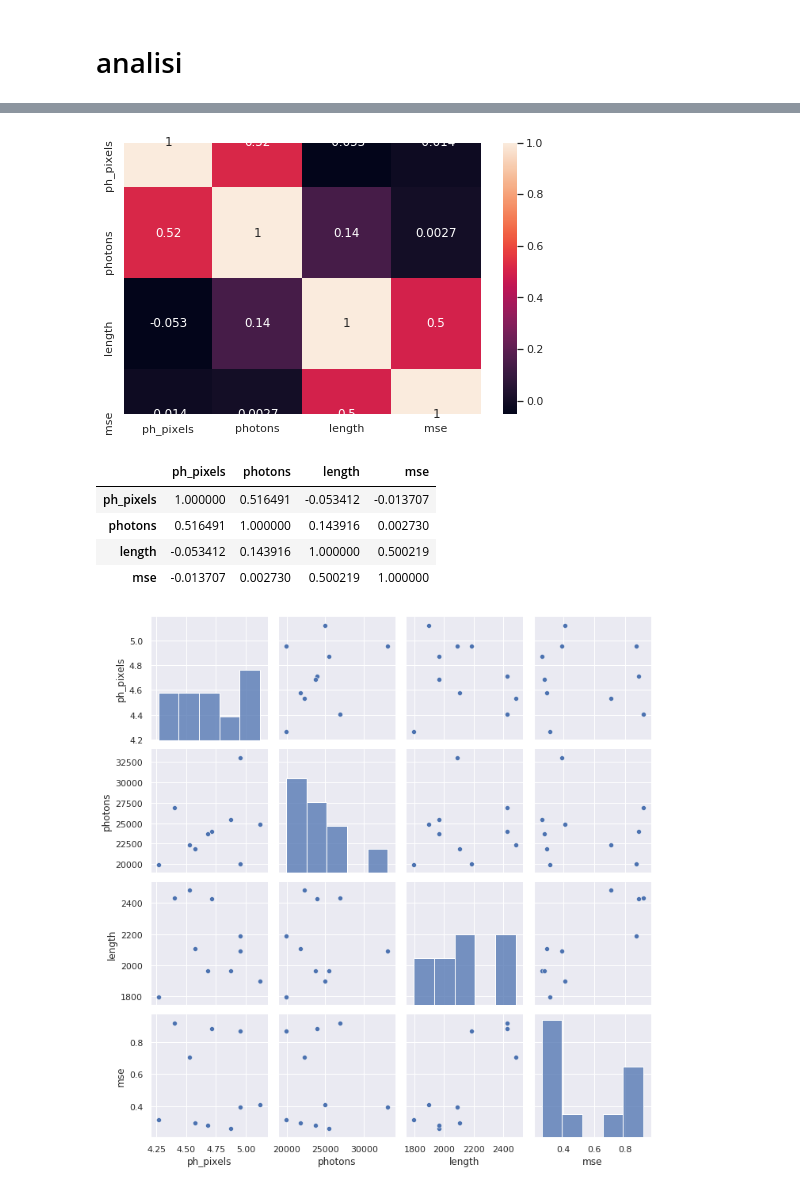
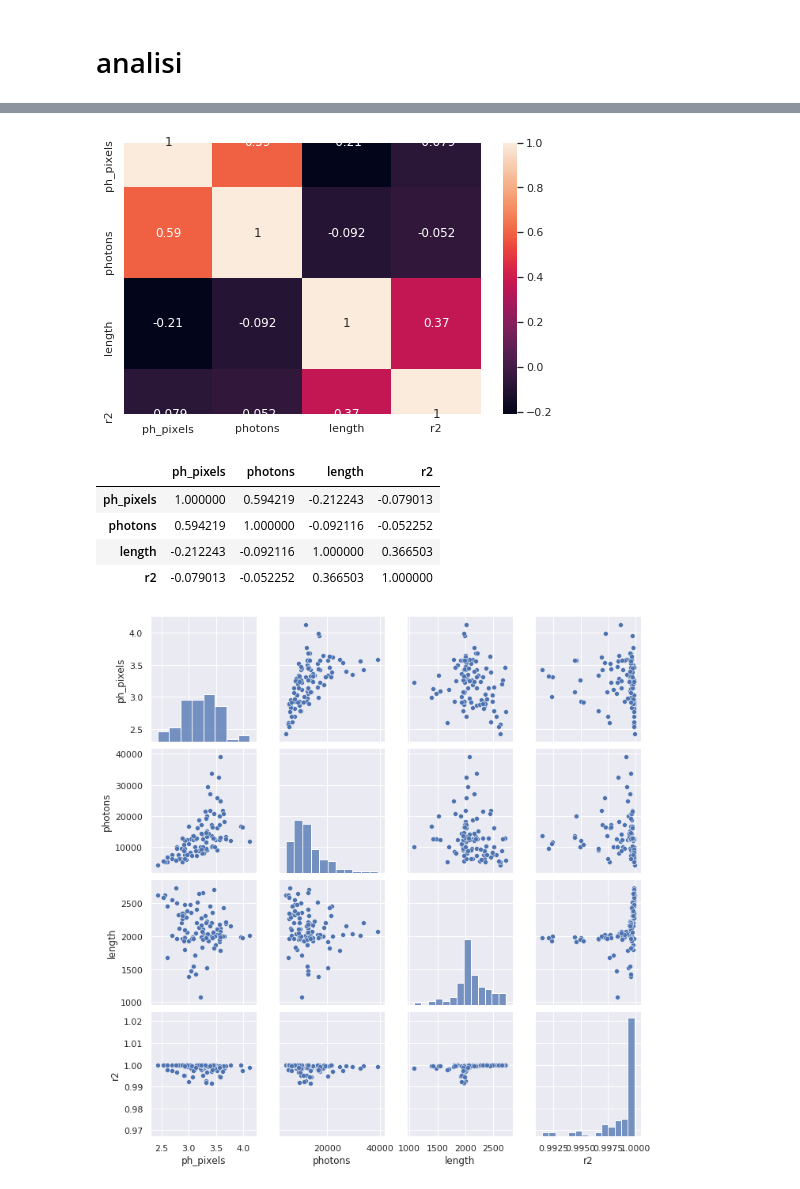
Before and after one commit to gmazzitelli/cygno_cloud, a Jupyter notebook: AnalisiCosmics.ipynb, the cells around one changed output, grey strips where cells are left out. Saved outputs shown, nothing was run; the diff lists cells and outputs as text; code cells hidden in the pictures.

```diff
--- a/AnalisiCosmics.ipynb
+++ b/AnalisiCosmics.ipynb
@@ -122,6 +9,7 @@ def myExpG(data,ax, xmin, xmax, bins, E0, E1, a0, x0, s0):
 # analisi
 # %%
 file_out=mybasepath+"out/cosmics_run4035_cmin_0_cmax_10_rescale_576_nsigma_0.5_ev_100_ped_4034.plk.gz"
+file_out=mybasepath+"out/cosmics_run4039_cmin_0_cmax_10_rescale_576_nsigma_0.5_ev_200_ped_4038_ms_2_rt_2_vL.1.plk.gz"
 df = pd.read_pickle(file_out, compression='gzip')
 
 df['x0c'] = (df['x0end'] + df['x0start'])/2.
@@ -245,24 +152,24 @@ plt.show()
 # %%
 import seaborn as sns
 # pixels	photons	ph_pixels	x0start	y0start	x0end	y0end	length	mse	r2
-features = df[['ph_pixels', 'photons', 'length', 'mse']][(df.mse<1) & (df.cluster_lable<10)].copy()
+features = df[['ph_pixels', 'photons', 'length', 'r2']][(df.r2>0.99)].copy()
 plt.figure(figsize = (8,5))
 sns.heatmap(features.corr(), annot=True)
 plt.show()
 
 features.corr()
 # %% [output]
-[figure, old version]
+[figure, new version]
-|  | ph_pixels | photons | length | mse |
-| ph_pixels | 1.000000 | 0.516491 | -0.053412 | -0.013707 |
-| photons | 0.516491 | 1.000000 | 0.143916 | 0.002730 |
-| length | -0.053412 | 0.143916 | 1.000000 | 0.500219 |
-| mse | -0.013707 | 0.002730 | 0.500219 | 1.000000 |
+|  | ph_pixels | photons | length | r2 |
+| ph_pixels | 1.000000 | 0.594219 | -0.212243 | -0.079013 |
+| photons | 0.594219 | 1.000000 | -0.092116 | -0.052252 |
+| length | -0.212243 | -0.092116 | 1.000000 | 0.366503 |
+| r2 | -0.079013 | -0.052252 | 0.366503 | 1.000000 |
 # %%
-sns.pairplot(features.sample(10))
+sns.pairplot(features.sample(100))
 plt.show()
 # %% [output]
-[figure, old version]
+[figure, new version]
 # %%
 # normalizzazione delle variabili
 
```
Also changed, not shown: parts of 24 cells of this notebook, 11 other files.
